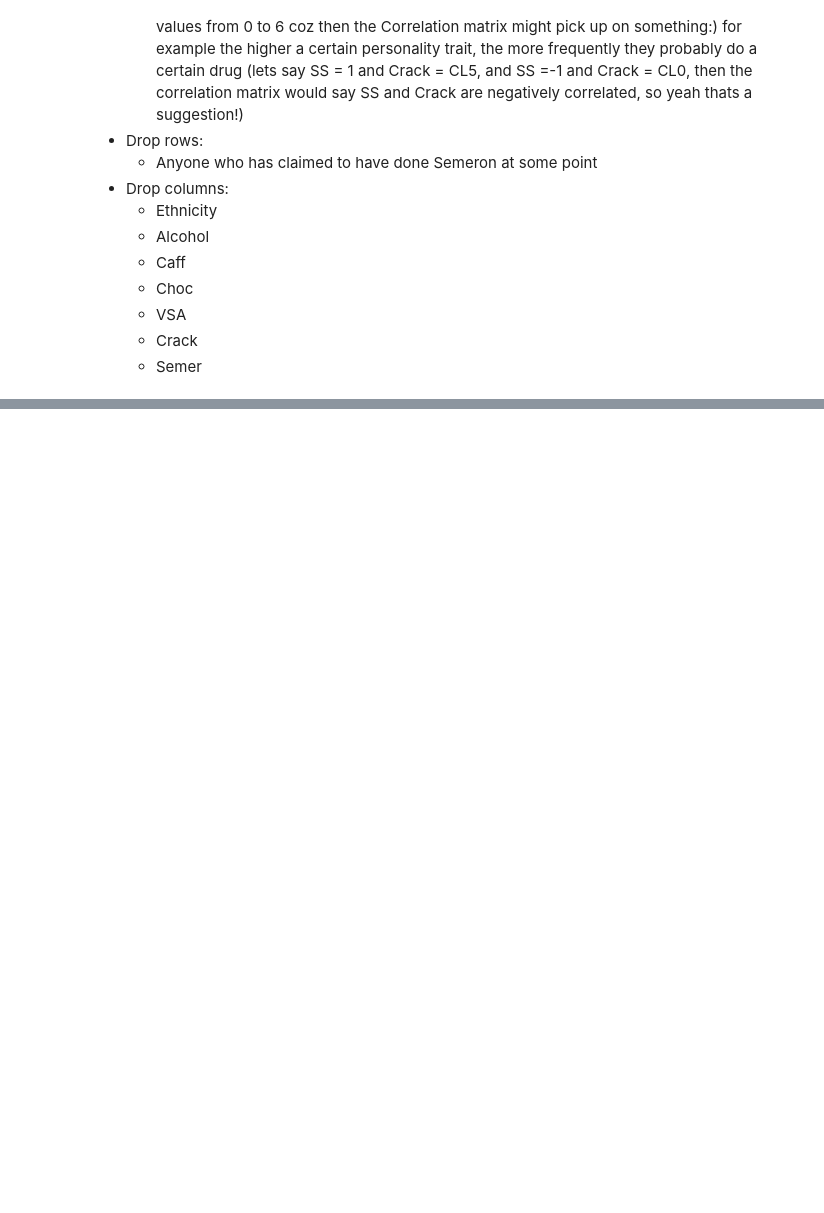
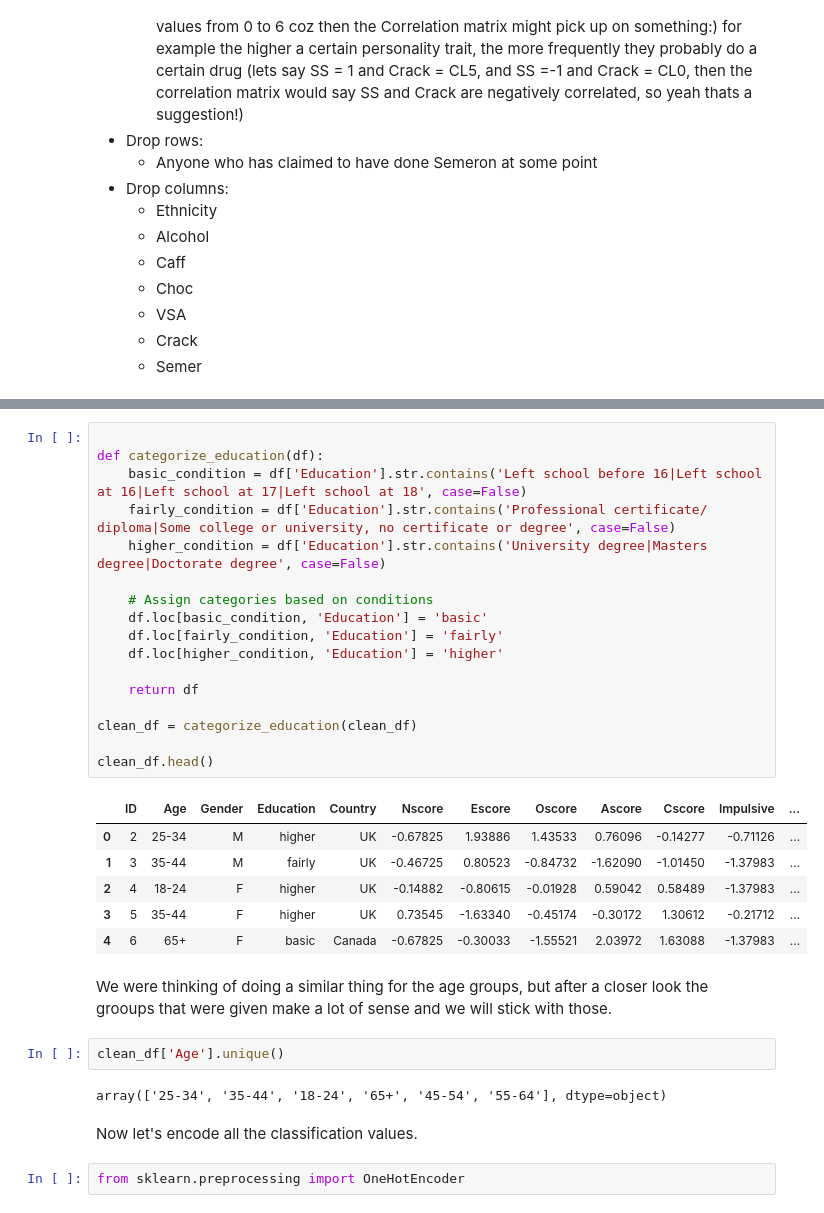
Before and after one commit to maksio420/ML, a Jupyter notebook: 7-final-drugs-anal/7. Final Group Project.ipynb, the cells around one changed output, grey strips where cells are left out. Saved outputs shown, nothing was run; the diff lists cells and outputs as text; blank space fills up the shorter version.

```diff
--- a/7-final-drugs-anal/7. Final Group Project.ipynb
+++ b/7-final-drugs-anal/7. Final Group Project.ipynb
@@ -1112,0 +1152,34 @@ suggestions:
+# %%
+
+def categorize_education(df):
+    basic_condition = df['Education'].str.contains('Left school before 16|Left school at 16|Left school at 17|Left school at 18', case=False)
+    fairly_condition = df['Education'].str.contains('Professional certificate/ diploma|Some college or university, no certificate or degree', case=False)
+    higher_condition = df['Education'].str.contains('University degree|Masters degree|Doctorate degree', case=False)
+
+    # Assign categories based on conditions
+    df.loc[basic_condition, 'Education'] = 'basic'
+    df.loc[fairly_condition, 'Education'] = 'fairly'
+    df.loc[higher_condition, 'Education'] = 'higher'
+
+    return df
+
+clean_df = categorize_education(clean_df)
+
+clean_df.head()
+# %% [output]
+|  | ID | Age | Gender | Education | Country | Nscore | Escore | Oscore | Ascore | Cscore | Impulsive | ... |
+| 0 | 2 | 25-34 | M | higher | UK | -0.67825 | 1.93886 | 1.43533 | 0.76096 | -0.14277 | -0.71126 | ... |
+| 1 | 3 | 35-44 | M | fairly | UK | -0.46725 | 0.80523 | -0.84732 | -1.62090 | -1.01450 | -1.37983 | ... |
+| 2 | 4 | 18-24 | F | higher | UK | -0.14882 | -0.80615 | -0.01928 | 0.59042 | 0.58489 | -1.37983 | ... |
+| 3 | 5 | 35-44 | F | higher | UK | 0.73545 | -1.63340 | -0.45174 | -0.30172 | 1.30612 | -0.21712 | ... |
+| 4 | 6 | 65+ | F | basic | Canada | -0.67825 | -0.30033 | -1.55521 | 2.03972 | 1.63088 | -1.37983 | ... |
+# %% [markdown]
+We were thinking of doing a similar thing for the age groups, but after a closer look the grooups that were given make a lot of sense and we will stick with those.
+# %%
+clean_df['Age'].unique()
+# %% [output]
+array(['25-34', '35-44', '18-24', '65+', '45-54', '55-64'], dtype=object)
+# %% [markdown]
+Now let's encode all the classification values.
+# %%
+from sklearn.preprocessing import OneHotEncoder
```
Also changed, not shown: parts of 4 cells of this notebook, 1 other file.
